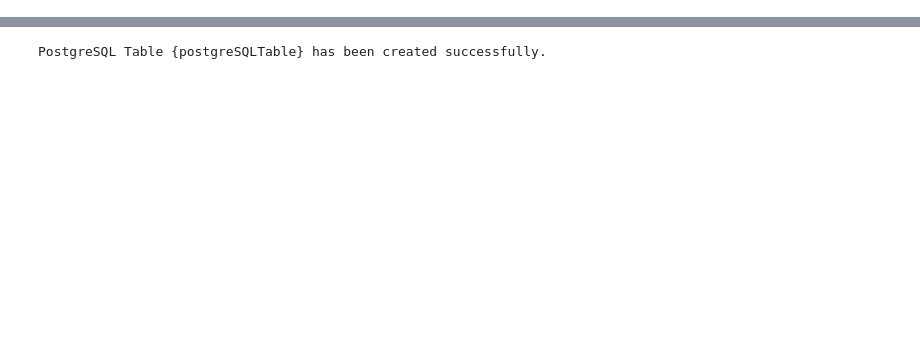
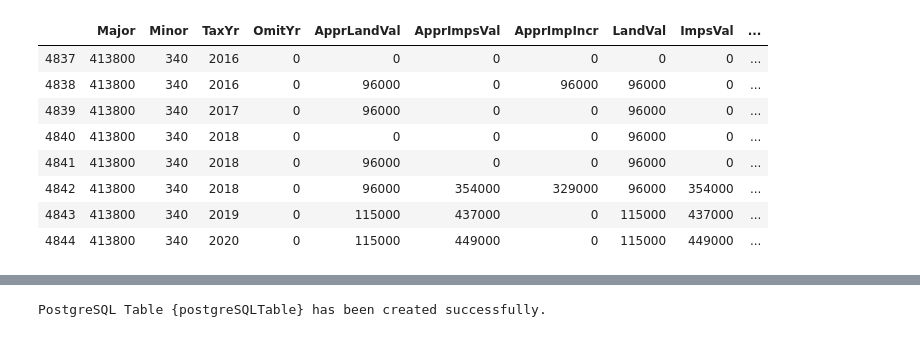
Before and after one commit to frischmuth/Seattle-Real-Estate-Analysis, a Jupyter notebook: SQLwork.ipynb, the cells around one changed output, grey strips where cells are left out. Saved outputs shown, nothing was run; the diff lists cells and outputs as text; code cells hidden in the pictures; blank space fills up the shorter version.

```diff
--- a/SQLwork.ipynb
+++ b/SQLwork.ipynb
@@ -11,0 +42,12 @@ pwd
+# %%
+value_histories[value_histories['Major']==413800].sort_values('TaxYr')
+# %% [output]
+|  | Major | Minor | TaxYr | OmitYr | ApprLandVal | ApprImpsVal | ApprImpIncr | LandVal | ImpsVal | ... |
+| 4837 | 413800 | 340 | 2016 | 0 | 0 | 0 | 0 | 0 | 0 | ... |
+| 4838 | 413800 | 340 | 2016 | 0 | 96000 | 0 | 96000 | 96000 | 0 | ... |
+| 4839 | 413800 | 340 | 2017 | 0 | 96000 | 0 | 0 | 96000 | 0 | ... |
+| 4840 | 413800 | 340 | 2018 | 0 | 0 | 0 | 0 | 96000 | 0 | ... |
+| 4841 | 413800 | 340 | 2018 | 0 | 96000 | 0 | 0 | 96000 | 0 | ... |
+| 4842 | 413800 | 340 | 2018 | 0 | 96000 | 354000 | 329000 | 96000 | 354000 | ... |
+| 4843 | 413800 | 340 | 2019 | 0 | 115000 | 437000 | 0 | 115000 | 437000 | ... |
+| 4844 | 413800 | 340 | 2020 | 0 | 115000 | 449000 | 0 | 115000 | 449000 | ... |
```
Also changed, not shown: parts of 11 cells of this notebook, 1 other file.
